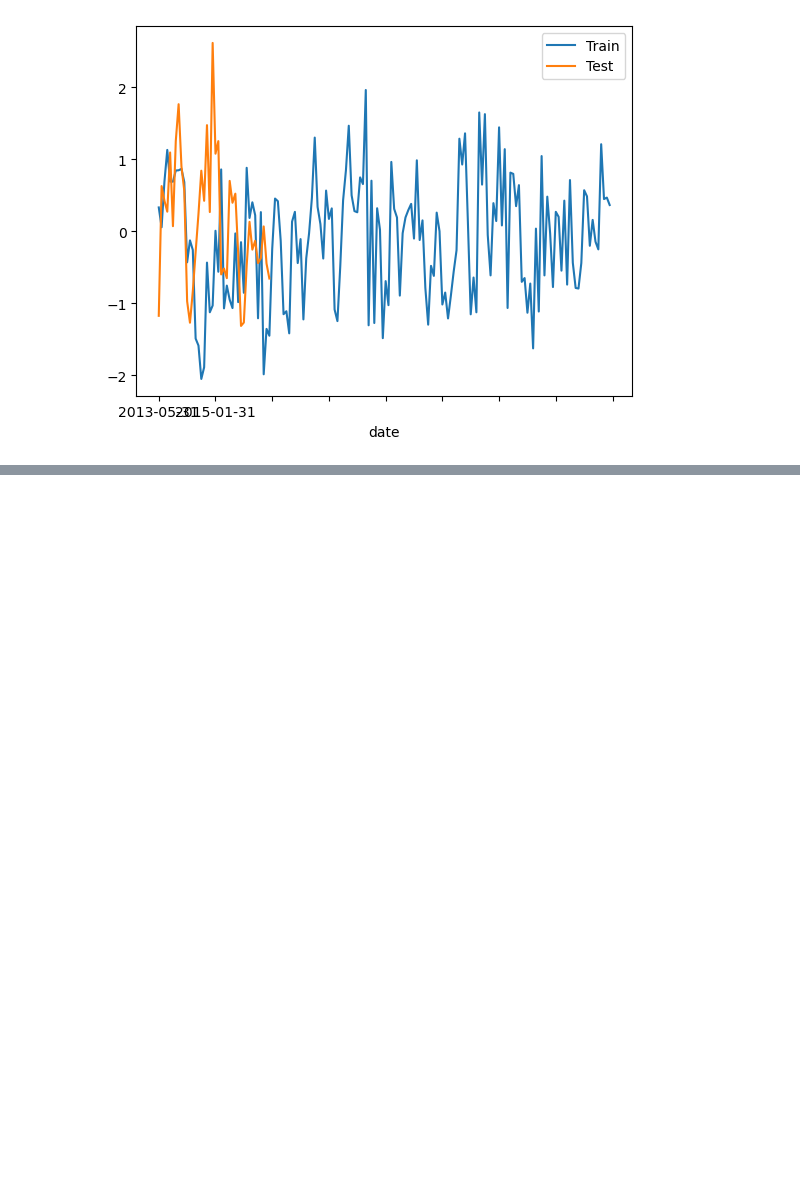
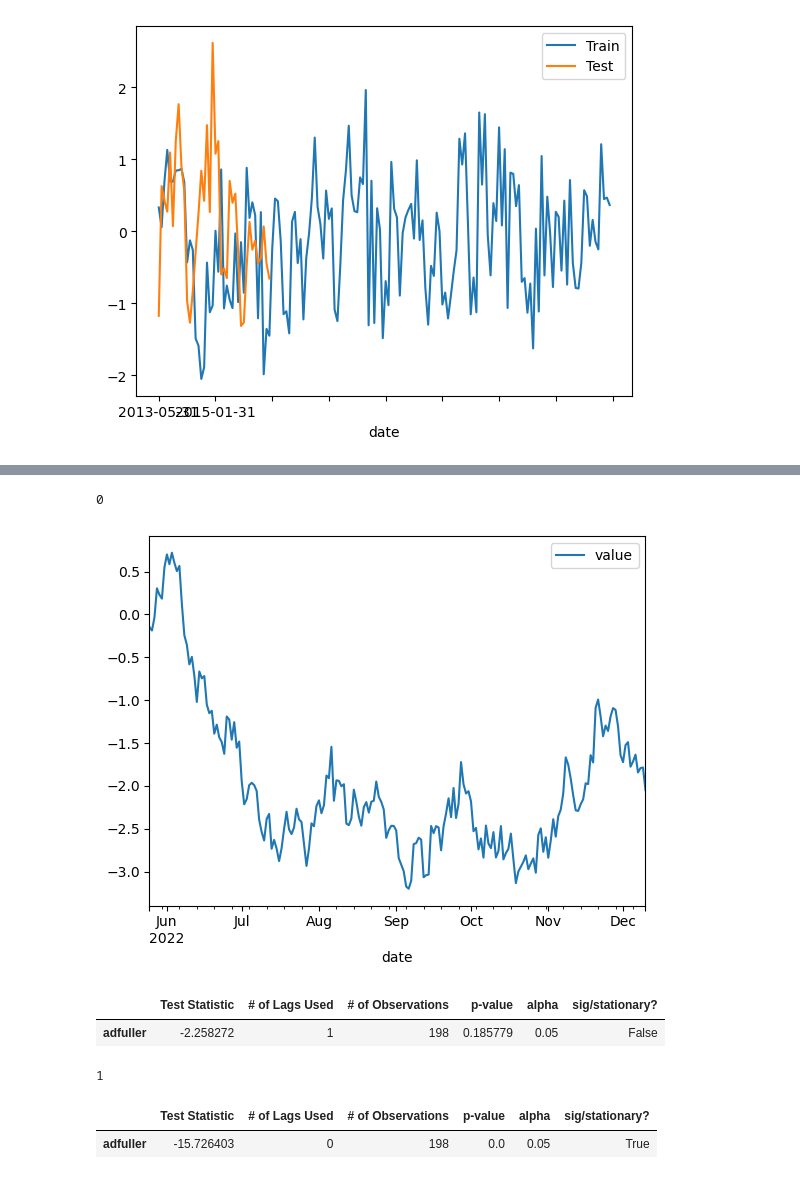
Before and after one commit to Rovidicus/Forecasting-Timeseries, a Jupyter notebook: Moving_Average_Models.ipynb, the cells around one changed output, grey strips where cells are left out. Drawn from its saved outputs; the diff is of its cells as text; code cells hidden in the pictures; blank space fills up the shorter version.

```diff
--- a/Moving_Average_Models.ipynb
+++ b/Moving_Average_Models.ipynb
@@ -179,0 +209,4 @@ ax.legend();
+# %%
+# Load in data
+ts = pd.read_csv('Data/AR_MA_lesson_ts.csv', parse_dates = ['date'], index_col = 'date')
+ts.head()
@@ -179,0 +221,4 @@ ax.legend();
+# %%
+# We have daily data so we will set our frequency to D
+ts.index.freq= "D"
+ts.index
@@ -179,0 +234,29 @@ ax.legend();
+# %%
+# Check for nulls
+ts.isna().sum().sum()
+# %% [output]
+0
+# %%
+# Plot the time series
+ts.plot();
+# %% [output]
+[figure, added]
+# %%
+# Call custom function to check to see if data is stationary
+get_adfuller_results(ts)
+# %% [output]
+|  | Test Statistic | # of Lags Used | # of Observations | p-value | alpha | sig/stationary? |
+| adfuller | -2.258272 | 1 | 198 | 0.185779 | 0.05 | False |
+# %%
+# Check to see how many differencing are needed
+ndiffs(ts)
+# %% [output]
+1
+# %%
+# We need to apply differencing one time
+ts_diff = ts.diff().dropna()
+# Confirm stationarity with adfuller test
+get_adfuller_results(ts_diff)
+# %% [output]
+|  | Test Statistic | # of Lags Used | # of Observations | p-value | alpha | sig/stationary? |
+| adfuller | -15.726403 | 0 | 198 | 0.0 | 0.05 | True |
```
Also changed, not shown: parts of 22 cells of this notebook, 7 other files.
